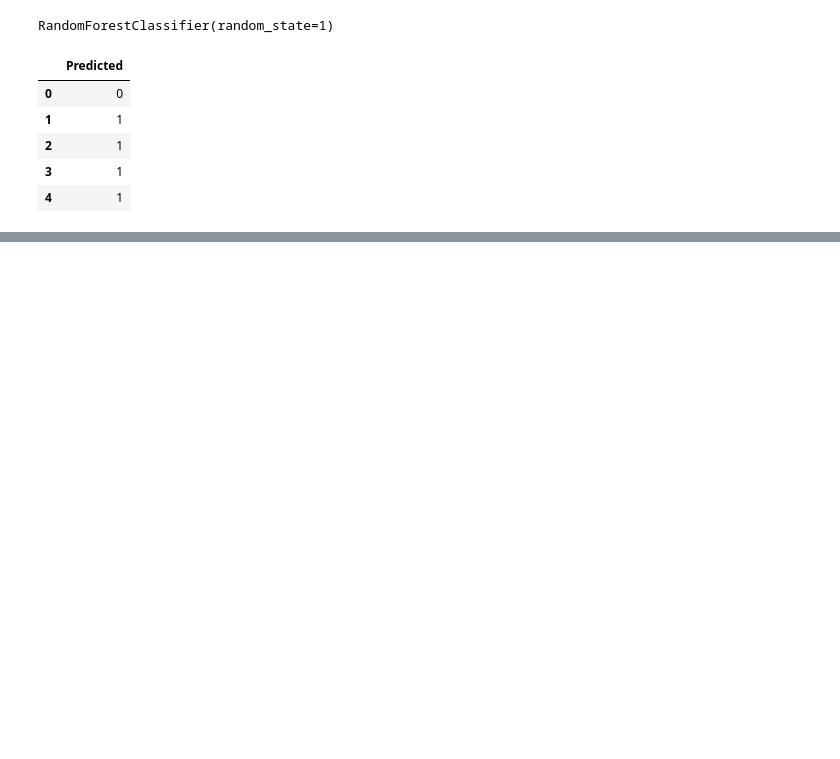
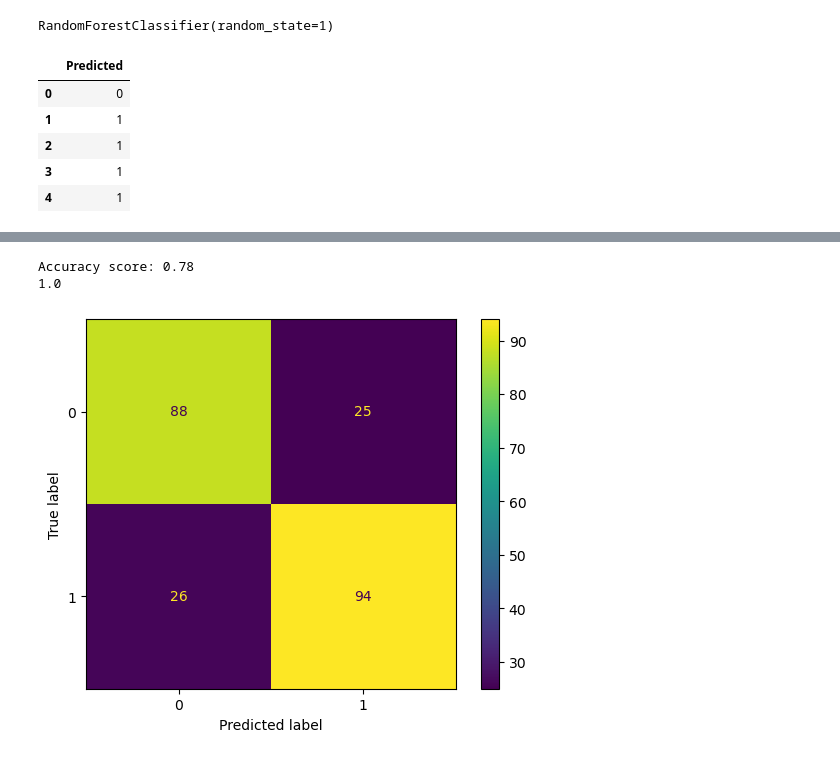
Before and after one commit to ronaldsheaks/Project_2_StockMrkt_ML, a Jupyter notebook: ALL_YEAR_DATA - Copy.ipynb, the cells around one changed output, grey strips where cells are left out. Cells and saved outputs as stored; diff of their text form; code cells hidden in the pictures; blank space fills up the shorter version.

```diff
--- a/ALL_YEAR_DATA - Copy.ipynb
+++ b/ALL_YEAR_DATA - Copy.ipynb
@@ -261,0 +410,13 @@ _=ConfusionMatrixDisplay.from_estimator(rf_clf, X_test_scaled, y_test)
+# %%
+knn = KNeighborsClassifier(n_neighbors=5)
+# Step 5: Train the KNN model
+knn.fit(X_train, y_train)
+
+# Step 6: Make predictions
+y_pred = knn.predict(X_test)
+
+# Step 7: Evaluate the model
+accuracy = accuracy_score(y_test, y_pred)
+
+
+{accuracy}
@@ -261,0 +427,4 @@ _=ConfusionMatrixDisplay.from_estimator(rf_clf, X_test_scaled, y_test)
+# %%
+from sklearn.linear_model import LogisticRegression
+log_reg = LogisticRegression(random_state=1)
+log_reg.fit(scaled_df, y_train)
@@ -261,0 +453,4 @@ _=ConfusionMatrixDisplay.from_estimator(rf_clf, X_test_scaled, y_test)
+# %%
+from sklearn.ensemble import RandomForestClassifier
+rf_clf = RandomForestClassifier(random_state=1)
+rf_clf.fit(scaled_df, y_train)
@@ -261,0 +459,10 @@ _=ConfusionMatrixDisplay.from_estimator(rf_clf, X_test_scaled, y_test)
+# %%
+X_test_scaled = scaler.transform(X_test)
+y_pred_rf = rf_clf.predict(X_test_scaled)
+predictions_rf_df = pd.DataFrame({
+    'Predicted': y_pred_rf
+})
+predictions_rf_df.to_csv('random_forest_predictions.csv', index=False)
+
+# Review the predictions
+predictions_rf_df.head()
@@ -261,0 +476,8 @@ _=ConfusionMatrixDisplay.from_estimator(rf_clf, X_test_scaled, y_test)
+# %%
+# Calculate the accuracy score by evaluating `y_test` vs. `testing_predictions`.
+accuracy_rf = accuracy_score(y_test, y_pred_rf)
+print(f"Accuracy score: {accuracy_rf:.2f}")
+print(rf_clf.score(scaled_df,y_train))
+# %% [output]
+Accuracy score: 0.78
+1.0
@@ -261,0 +486,5 @@ _=ConfusionMatrixDisplay.from_estimator(rf_clf, X_test_scaled, y_test)
+# %%
+confusion_matrix(y_test,y_pred_rf)
+_=ConfusionMatrixDisplay.from_estimator(rf_clf, X_test_scaled, y_test)
+# %% [output]
+[figure, added]
```
Also changed, not shown: parts of 37 cells of this notebook.
